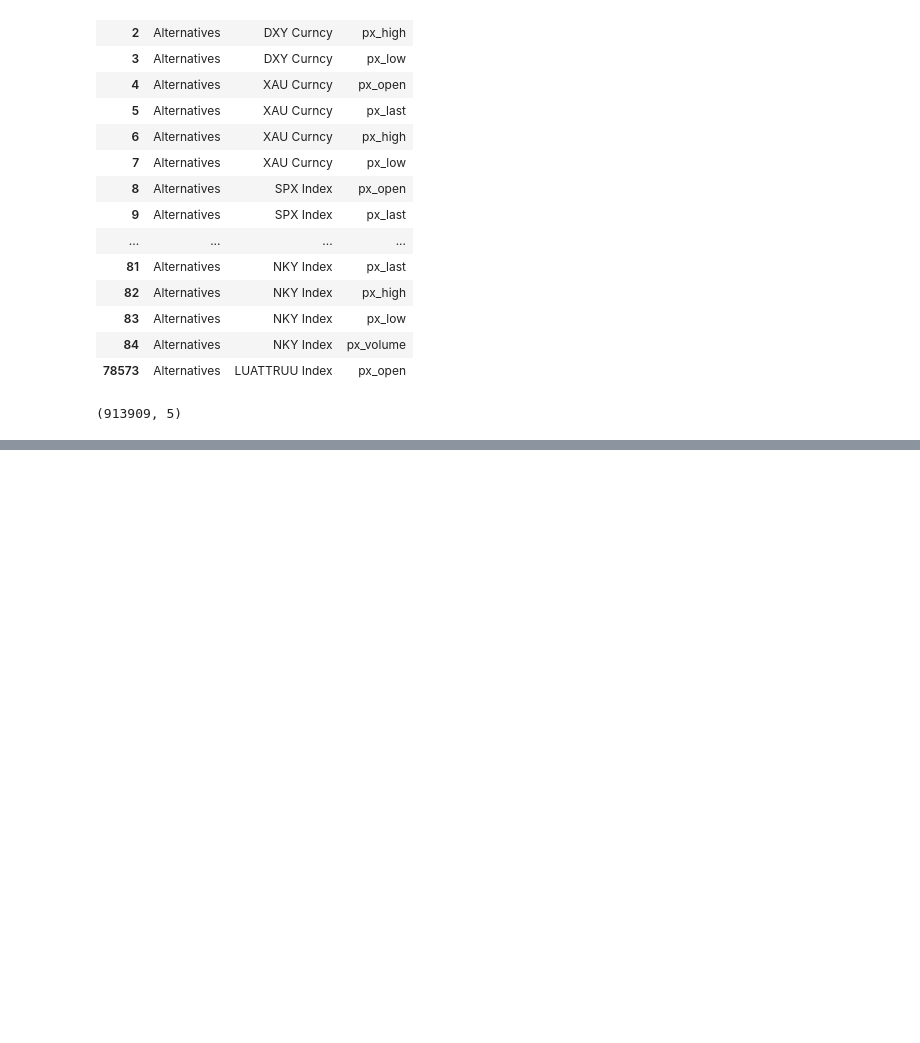
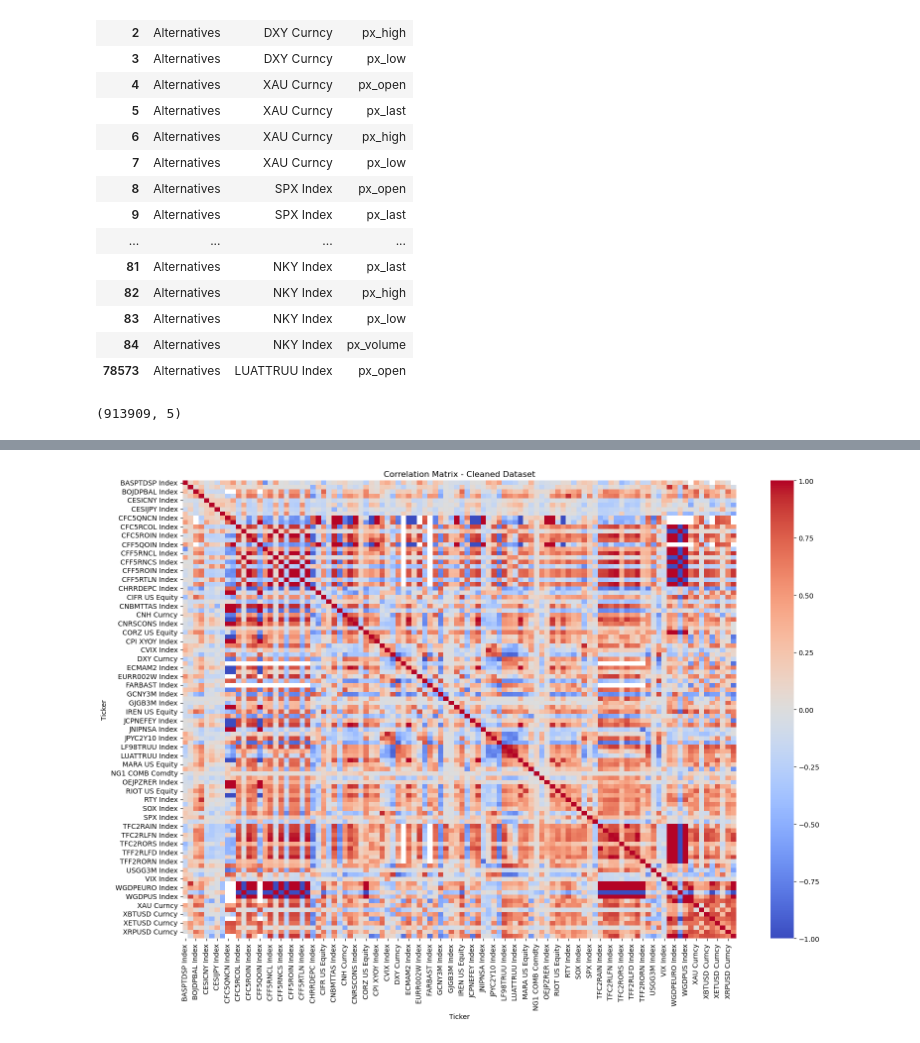
Before and after one commit to Nicolascos/Projet-PI2-BTC, a Jupyter notebook: BTC_Prediction.ipynb, the cells around one changed output, grey strips where cells are left out. Cells and saved outputs as stored; diff of their text form; code cells hidden in the pictures; blank space fills up the shorter version.

```diff
--- a/BTC_Prediction.ipynb
+++ b/BTC_Prediction.ipynb
@@ -436,0 +447,22 @@ merged_df.sample(20)
+# %%
+# Nettoyage global de la colonne Value
+merged_df["Value"] = (
+    merged_df["Value"]
+    .astype(str)         # convertir en string
+    .str.replace(",", ".")  # remplacer virgules
+    .str.replace(" ", "")   # enlever espaces
+    .str.replace("-", "")    # remplacer les tirets
+)
+
+# Conversion en float
+merged_df["Value"] = pd.to_numeric(merged_df["Value"], errors="coerce")
+# %%
+pivot_df = merged_df.pivot_table(
+    index="Date",
+    columns="Ticker",
+    values="Value",
+    aggfunc='mean'   # corrige les doublons mélangés
+)
+# %%
+corr = pivot_df.corr()
+corr
@@ -436,0 +484,10 @@ merged_df.sample(20)
+# %%
+import seaborn as sns
+import matplotlib.pyplot as plt
+
+plt.figure(figsize=(18,12))
+sns.heatmap(corr, cmap="coolwarm", center=0)
+plt.title("Correlation Matrix - Cleaned Dataset")
+plt.show()
+# %% [output]
+[figure, added]
```
Also changed, not shown: parts of 10 cells of this notebook.
